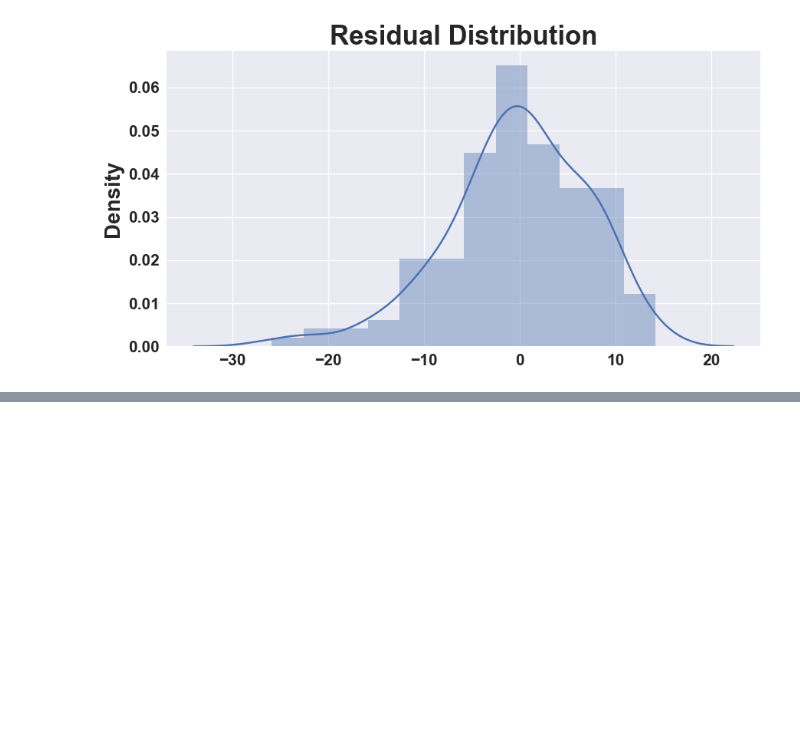
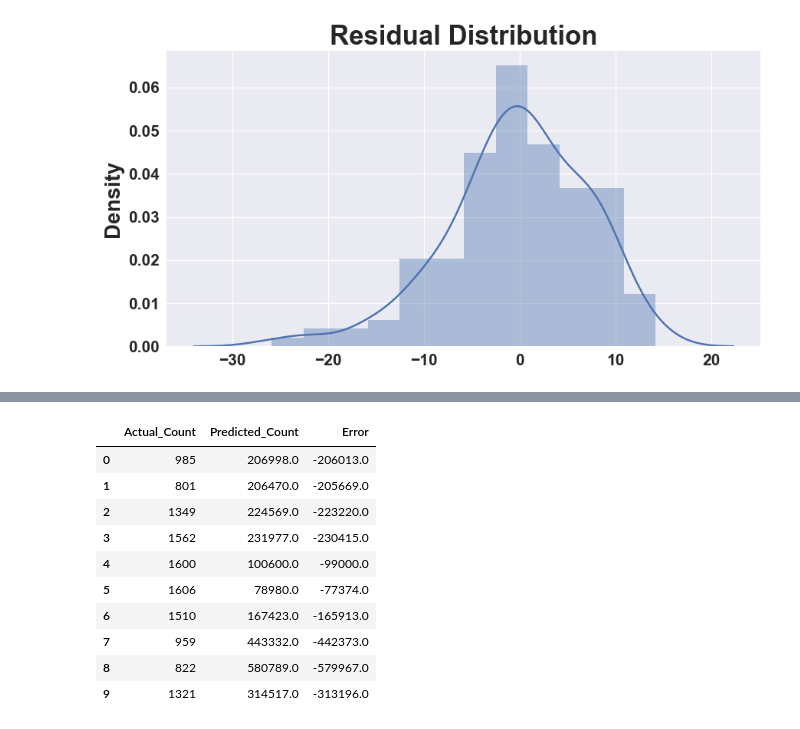
Before and after one commit to springboardmentor29803v-cpu/RideWise-Predicting-Bike-sharing-Demand, a Jupyter notebook: Modeling/Lasso,Ridge_and_Elastic_Net.ipynb, the cells around one changed output, grey strips where cells are left out. Drawn from its saved outputs; the diff is of its cells as text; code cells hidden in the pictures; blank space fills up the shorter version.

```diff
--- a/Modeling/Lasso,Ridge_and_Elastic_Net.ipynb
+++ b/Modeling/Lasso,Ridge_and_Elastic_Net.ipynb
@@ -535,3 +513,74 @@ plot_scatter(y_pred,y_test)
 Residual_distPlot(y_pred,y_test)
 # %% [output]
 [figure]
+# %%
+# --- STEP 1: Load the New Data ---
+import pandas as pd
+import numpy as np
+import joblib
+
+# Load the new dataset
+new_df = pd.read_csv('D:\RideWise-Predicting-Bike-sharing-Demand\Data\day(new).csv')
+
+# --- STEP 2: Feature Engineering (Crucial!) ---
+# Your model was trained with a 'weekend' column, so we MUST create it here too.
+# Logic from your Cell 6:
+new_df['weekend'] = ((new_df['weekday'] == 0) | (new_df['weekday'] == 6)).astype(int)
+
+# --- STEP 3: Preprocessing ---
+# Drop the exact same columns you dropped in Cell 5
+cols_to_drop = ['instant', 'casual', 'registered', 'dteday', 'atemp']
+X_new = new_df.drop(columns=cols_to_drop, errors='ignore')
+
+# Separate the actual answers (Ground Truth) for comparison
+y_actual = new_df['cnt']
+X_new = X_new.drop(columns=['cnt'], errors='ignore')
+
+# --- STEP 4: Scale the Data ---
+# We use the 'scaler' variable that is already in your memory from Cell 14/15
+# (Do NOT fit a new scaler!)
+X_new_scaled = scaler.transform(X_new)
+
+# --- STEP 5: Select & Run Model ---
+# You have 3 trained models in memory. Un-comment the one you want to test:
+
+selected_model = lasso_reg        # For Lasso
+# selected_model = ridge_reg      # For Ridge
+# selected_model = elastic_net_reg # For ElasticNet
+
+print(f"Testing Model: {selected_model}")
+
+# Predict (This gives us the Square Root of the count)
+y_pred_sqrt = selected_model.predict(X_new_scaled)
+
+# --- STEP 6: Convert Prediction Back ---
+# Square the result to get the actual bike count
+y_pred_final = y_pred_sqrt ** 2
+
+# --- STEP 7: Compare Results ---
+results = pd.DataFrame({
+    'Actual_Count': y_actual,
+    'Predicted_Count': y_pred_final.round(0)
+})
+
+# Add a Difference column
+results['Error'] = results['Actual_Count'] - results['Predicted_Count']
+
+print("\n--- Prediction Results ---")
+display(results.head(10))
+
+MAE = mean_absolute_error(y_actual,y_pred_final)
+print(f"The Mean Absolute Error (MAE) is {MAE}.")
+
+MSE = mean_squared_error(y_actual,y_pred_final)
+print(f"The Mean Squred Error(MSE) is {MSE}.")
+
+RMSE = np.sqrt(MSE)
+print(f"The Root Mean Squared Error(RMSE) is {RMSE}.")
+
+R2 = r2_score(y_actual,y_pred_final)
+print(f"The R2 Score is {R2}.")
+
+adj_r2 = 1-(1-r2_score(y_actual,y_pred_final))*((X_test.shape[0]-1)/(X_test.shape[0]-X_test.shape[1]-1))
+print(f"Adjusted R2 is {adj_r2}.")
+# %% [output]
@@ -537,0 +590,11 @@ Residual_distPlot(y_pred,y_test)
+|  | Actual_Count | Predicted_Count | Error |
+| 0 | 985 | 206998.0 | -206013.0 |
+| 1 | 801 | 206470.0 | -205669.0 |
+| 2 | 1349 | 224569.0 | -223220.0 |
+| 3 | 1562 | 231977.0 | -230415.0 |
+| 4 | 1600 | 100600.0 | -99000.0 |
+| 5 | 1606 | 78980.0 | -77374.0 |
+| 6 | 1510 | 167423.0 | -165913.0 |
+| 7 | 959 | 443332.0 | -442373.0 |
+| 8 | 822 | 580789.0 | -579967.0 |
+| 9 | 1321 | 314517.0 | -313196.0 |
```
Also changed, not shown: parts of 13 cells of this notebook.
